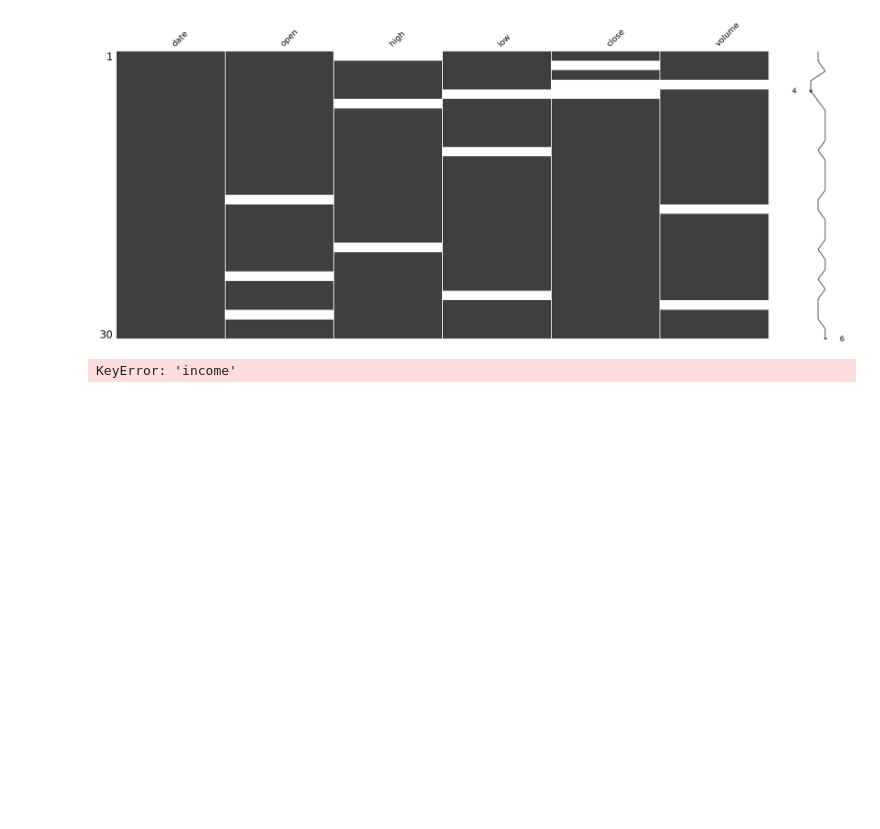
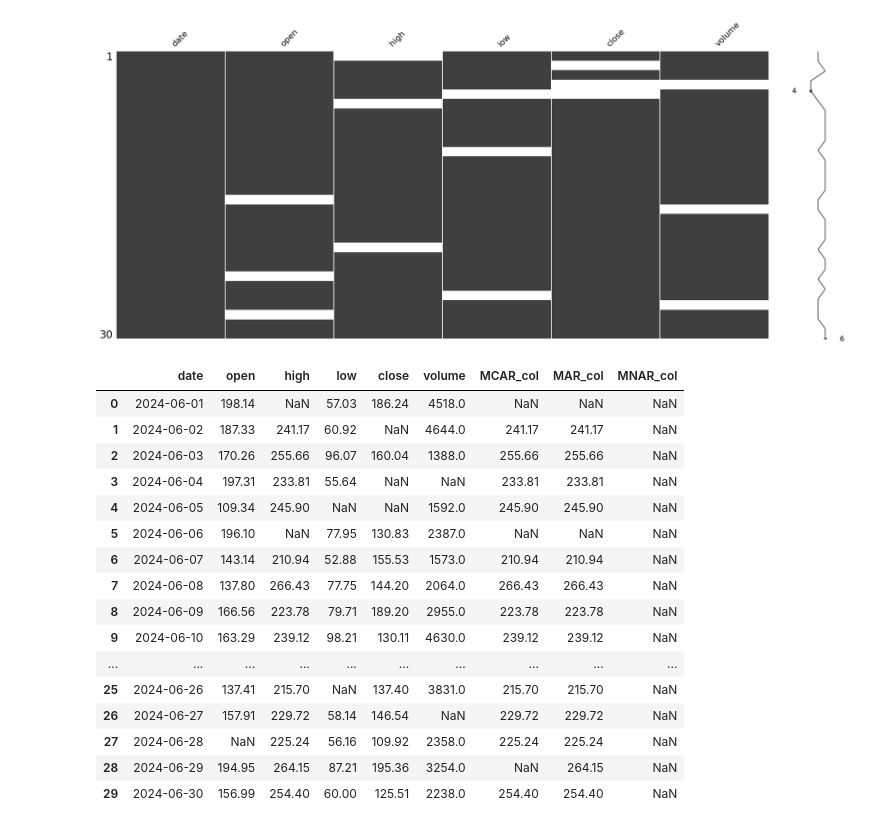
Before and after one commit to Junkuang19/bootcamp_Junkuang_Lai, a Jupyter notebook: Bootcamp_Junkuang_Lai/project/notebooks/Project_Stage01-07.ipynb, the cells around one changed output. Saved outputs shown, nothing was run; the diff lists cells and outputs as text; code cells hidden in the pictures; blank space fills up the shorter version.

```diff
--- a/Bootcamp_Junkuang_Lai/project/notebooks/Project_Stage01-07.ipynb
+++ b/Bootcamp_Junkuang_Lai/project/notebooks/Project_Stage01-07.ipynb
@@ -384,12 +387,29 @@ memory usage: 1.5 KB
 <Axes: >
 [figure]
 # %%
-# # MCAR: random missing
-# df_uncleaned['MCAR_col'] = df_uncleaned['income'].mask(np.random.rand(len(df_uncleaned)) < 0.1)
-# # MAR: missing depends on another column
-# df_uncleaned['MAR_col'] = df_uncleaned['income'].mask(df_uncleaned['city']=='A')
-# # MNAR: missing depends on its own value
-# df_uncleaned['MNAR_col'] = df_uncleaned['income'].mask(df_uncleaned['income']>50)
-# df_uncleaned
+# Check missing data & which cleaning method to use
+# MCAR: random missing
+df_uncleaned['MCAR_col'] = df_uncleaned['high'].mask(np.random.rand(len(df_uncleaned)) < 0.1)
+# MAR: missing depends on another column
+df_uncleaned['MAR_col'] = df_uncleaned['high'].mask(df_uncleaned['volume']=='A')
+# MNAR: missing depends on its own value
+df_uncleaned['MNAR_col'] = df_uncleaned['high'].mask(df_uncleaned['high']>50)
+df_uncleaned
 # %% [output]
-KeyError: 'income'
+|  | date | open | high | low | close | volume | MCAR_col | MAR_col | MNAR_col |
+| 0 | 2024-06-01 | 198.14 | NaN | 57.03 | 186.24 | 4518.0 | NaN | NaN | NaN |
+| 1 | 2024-06-02 | 187.33 | 241.17 | 60.92 | NaN | 4644.0 | 241.17 | 241.17 | NaN |
+| 2 | 2024-06-03 | 170.26 | 255.66 | 96.07 | 160.04 | 1388.0 | 255.66 | 255.66 | NaN |
+| 3 | 2024-06-04 | 197.31 | 233.81 | 55.64 | NaN | NaN | 233.81 | 233.81 | NaN |
+| 4 | 2024-06-05 | 109.34 | 245.90 | NaN | NaN | 1592.0 | 245.90 | 245.90 | NaN |
+| 5 | 2024-06-06 | 196.10 | NaN | 77.95 | 130.83 | 2387.0 | NaN | NaN | NaN |
+| 6 | 2024-06-07 | 143.14 | 210.94 | 52.88 | 155.53 | 1573.0 | 210.94 | 210.94 | NaN |
+| 7 | 2024-06-08 | 137.80 | 266.43 | 77.75 | 144.20 | 2064.0 | 266.43 | 266.43 | NaN |
+| 8 | 2024-06-09 | 166.56 | 223.78 | 79.71 | 189.20 | 2955.0 | 223.78 | 223.78 | NaN |
+| 9 | 2024-06-10 | 163.29 | 239.12 | 98.21 | 130.11 | 4630.0 | 239.12 | 239.12 | NaN |
+| ... | ... | ... | ... | ... | ... | ... | ... | ... | ... |
+| 25 | 2024-06-26 | 137.41 | 215.70 | NaN | 137.40 | 3831.0 | 215.70 | 215.70 | NaN |
+| 26 | 2024-06-27 | 157.91 | 229.72 | 58.14 | 146.54 | NaN | 229.72 | 229.72 | NaN |
+| 27 | 2024-06-28 | NaN | 225.24 | 56.16 | 109.92 | 2358.0 | 225.24 | 225.24 | NaN |
+| 28 | 2024-06-29 | 194.95 | 264.15 | 87.21 | 195.36 | 3254.0 | NaN | 264.15 | NaN |
+| 29 | 2024-06-30 | 156.99 | 254.40 | 60.00 | 125.51 | 2238.0 | 254.40 | 254.40 | NaN |
```
Also changed, not shown: parts of 20 cells of this notebook.
